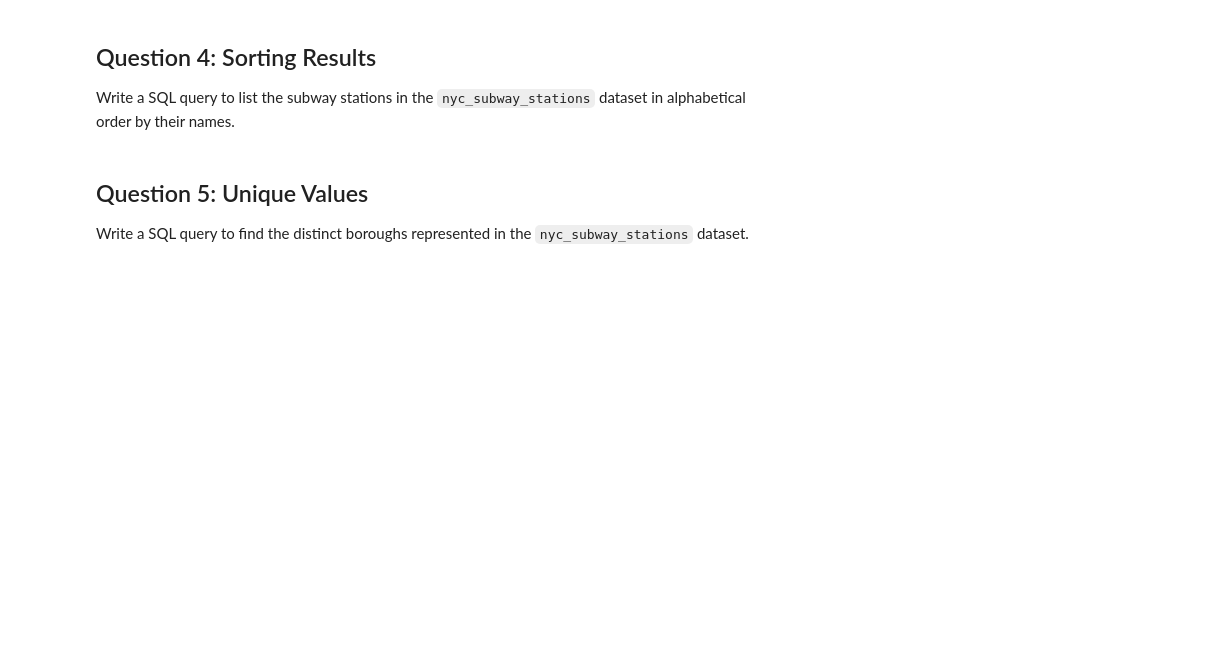
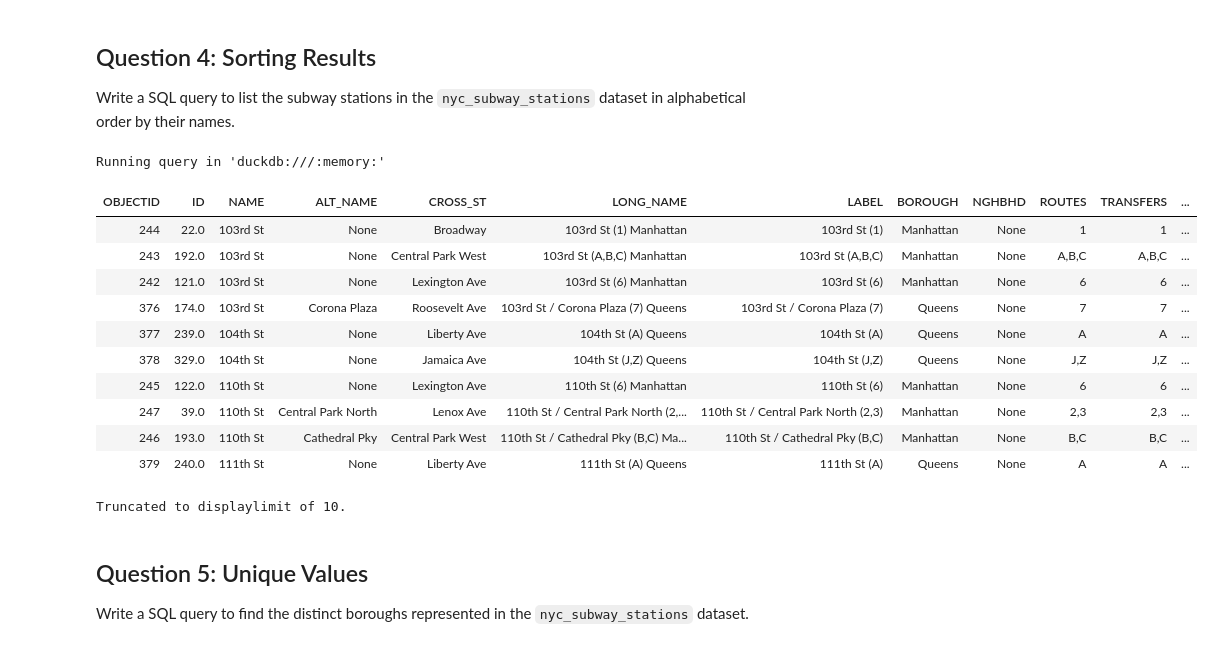
Before and after one commit to ZhuxunChen/Zhuxun.github.io, a Jupyter notebook: notebooks/W02_lab.ipynb, the cells around one changed output. Saved outputs shown, nothing was run; the diff lists cells and outputs as text; code cells hidden in the pictures; blank space fills up the shorter version.

```diff
--- a/notebooks/W02_lab.ipynb
+++ b/notebooks/W02_lab.ipynb
@@ -40,7 +134,25 @@ Write a SQL query to find all subway stations in the `nyc_subway_stations` datas
 
 Write a SQL query to list the subway stations in the `nyc_subway_stations` dataset in alphabetical order by their names.
 # %%
-# Add your code here.
+%%sql
+
+SELECT *
+FROM nyc_subway_stations
+ORDER BY name ASC;
+# %% [output]
+Running query in 'duckdb:///:memory:'
+| OBJECTID | ID | NAME | ALT_NAME | CROSS_ST | LONG_NAME | LABEL | BOROUGH | NGHBHD | ROUTES | TRANSFERS | ... |
+| 244 | 22.0 | 103rd St | None | Broadway | 103rd St (1) Manhattan | 103rd St (1) | Manhattan | None | 1 | 1 | ... |
+| 243 | 192.0 | 103rd St | None | Central Park West | 103rd St (A,B,C) Manhattan | 103rd St (A,B,C) | Manhattan | None | A,B,C | A,B,C | ... |
+| 242 | 121.0 | 103rd St | None | Lexington Ave | 103rd St (6) Manhattan | 103rd St (6) | Manhattan | None | 6 | 6 | ... |
+| 376 | 174.0 | 103rd St | Corona Plaza | Roosevelt Ave | 103rd St / Corona Plaza (7) Queens | 103rd St / Corona Plaza (7) | Queens | None | 7 | 7 | ... |
+| 377 | 239.0 | 104th St | None | Liberty Ave | 104th St (A) Queens | 104th St (A) | Queens | None | A | A | ... |
+| 378 | 329.0 | 104th St | None | Jamaica Ave | 104th St (J,Z) Queens | 104th St (J,Z) | Queens | None | J,Z | J,Z | ... |
+| 245 | 122.0 | 110th St | None | Lexington Ave | 110th St (6) Manhattan | 110th St (6) | Manhattan | None | 6 | 6 | ... |
+| 247 | 39.0 | 110th St | Central Park North | Lenox Ave | 110th St / Central Park North (2,... | 110th St / Central Park North (2,3) | Manhattan | None | 2,3 | 2,3 | ... |
+| 246 | 193.0 | 110th St | Cathedral Pky | Central Park West | 110th St / Cathedral Pky (B,C) Ma... | 110th St / Cathedral Pky (B,C) | Manhattan | None | B,C | B,C | ... |
+| 379 | 240.0 | 111th St | None | Liberty Ave | 111th St (A) Queens | 111th St (A) | Queens | None | A | A | ... |
+Truncated to displaylimit of 10.
 # %% [markdown]
 ## Question 5: Unique Values
 
```
Also changed, not shown: parts of 14 cells of this notebook.
